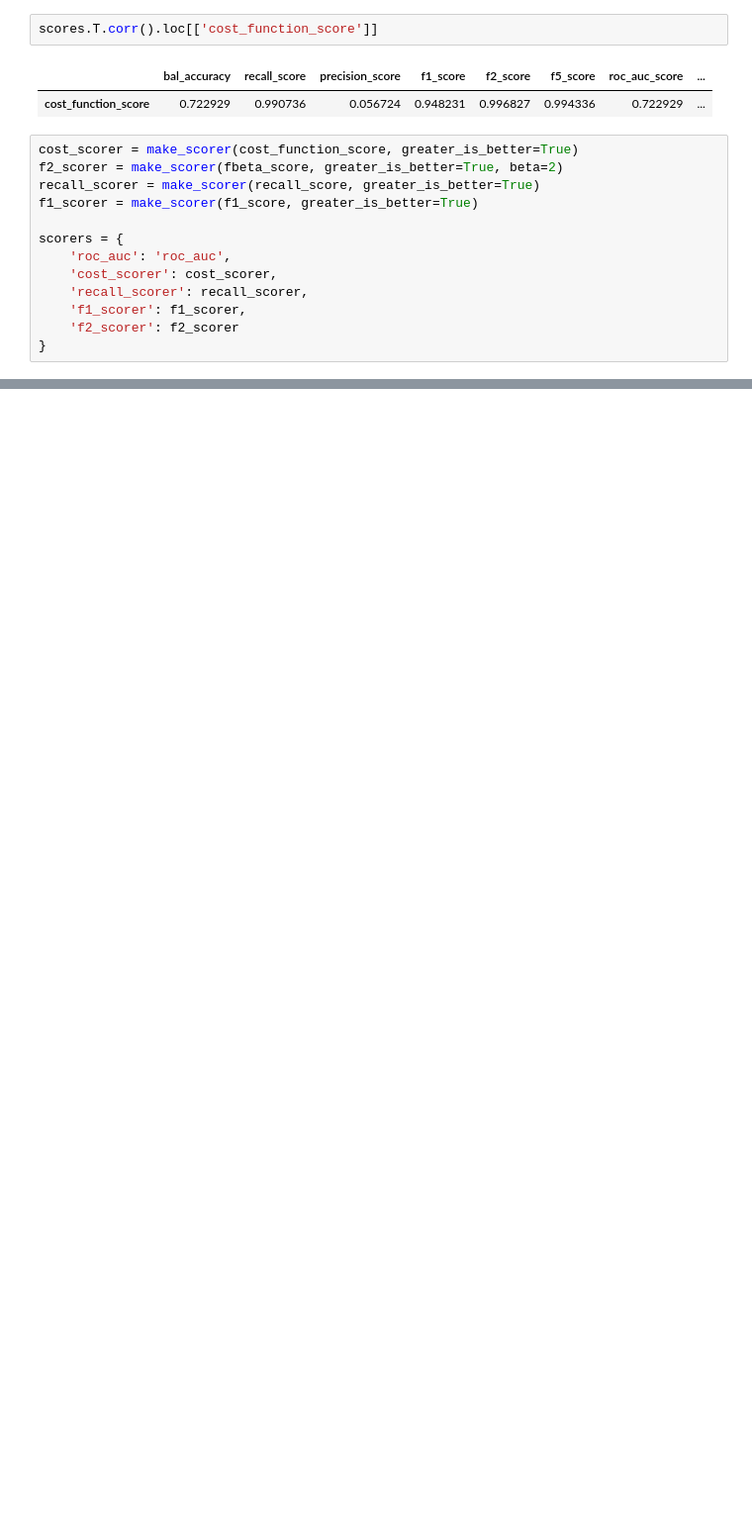
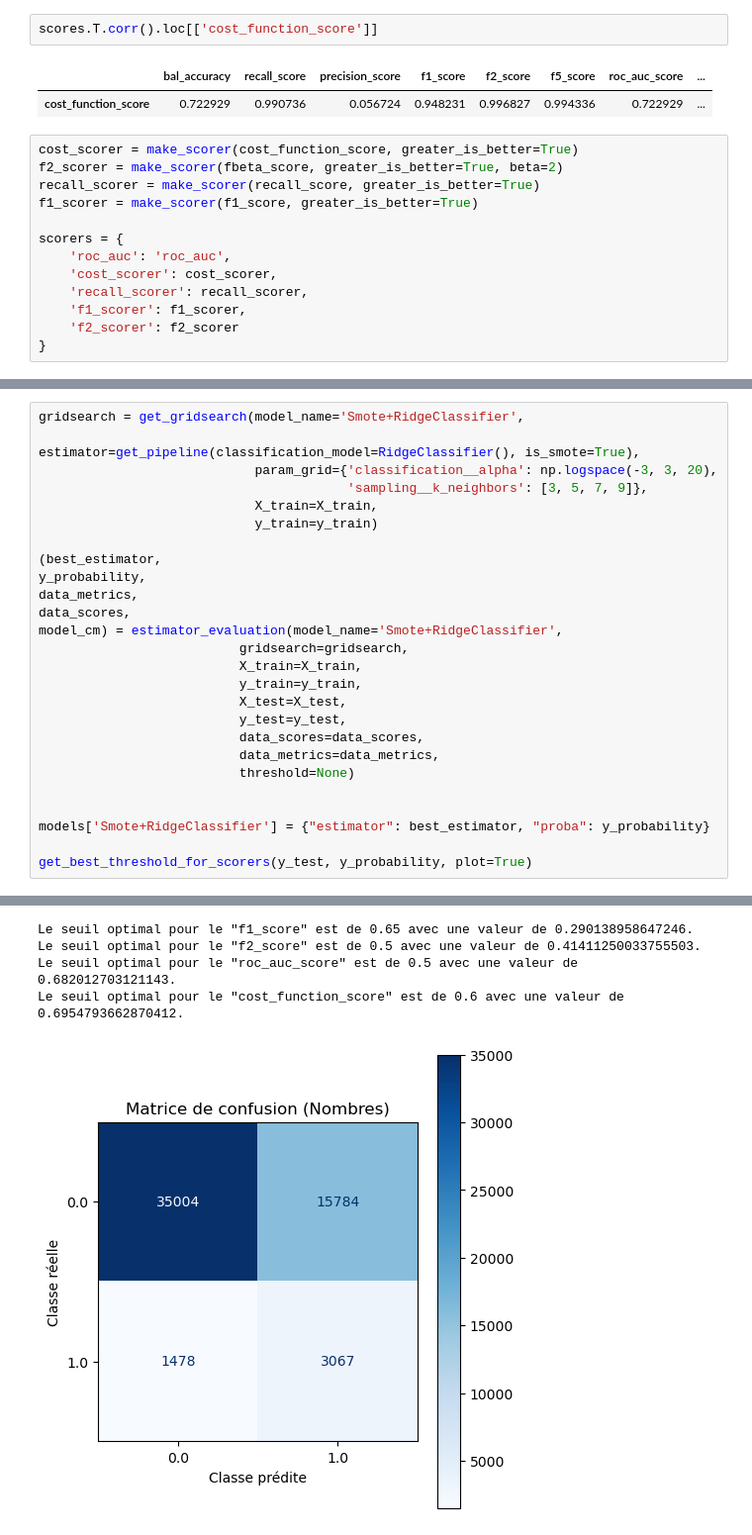
Before and after one commit to jesuiskristoff/projet7_openclassroom_cb, a Jupyter notebook: cleaning_filtering_modelisation/notebook_cb.ipynb, the cells around one changed output, grey strips where cells are left out. Shown at 99% size. Saved outputs shown, nothing was run; the diff lists cells and outputs as text; blank space fills up the shorter version.

```diff
--- a/cleaning_filtering_modelisation/notebook_cb.ipynb
+++ b/cleaning_filtering_modelisation/notebook_cb.ipynb
@@ -551,0 +837,27 @@ scorers = {
+# %%
+gridsearch = get_gridsearch(model_name='Smote+RidgeClassifier',
+                            estimator=get_pipeline(classification_model=RidgeClassifier(), is_smote=True),
+                            param_grid={'classification__alpha': np.logspace(-3, 3, 20),
+                                        'sampling__k_neighbors': [3, 5, 7, 9]},
+                            X_train=X_train,
+                            y_train=y_train)
+
+(best_estimator,
+y_probability,
+data_metrics,
+data_scores,
+model_cm) = estimator_evaluation(model_name='Smote+RidgeClassifier',
+                          gridsearch=gridsearch,
+                          X_train=X_train,
+                          y_train=y_train,
+                          X_test=X_test,
+                          y_test=y_test,
+                          data_scores=data_scores,
+                          data_metrics=data_metrics,
+                          threshold=None)
+
+
+models['Smote+RidgeClassifier'] = {"estimator": best_estimator, "proba": y_probability}
+
+get_best_threshold_for_scorers(y_test, y_probability, plot=True)
+# %% [output]
@@ -551,0 +872,5 @@ scorers = {
+Le seuil optimal pour le "f1_score" est de 0.65 avec une valeur de 0.290138958647246.
+Le seuil optimal pour le "f2_score" est de 0.5 avec une valeur de 0.41411250033755503.
+Le seuil optimal pour le "roc_auc_score" est de 0.5 avec une valeur de 0.682012703121143.
+Le seuil optimal pour le "cost_function_score" est de 0.6 avec une valeur de 0.6954793662870412.
+[figure, added]
```
Also changed, not shown: parts of 51 cells of this notebook, 5 other files.
